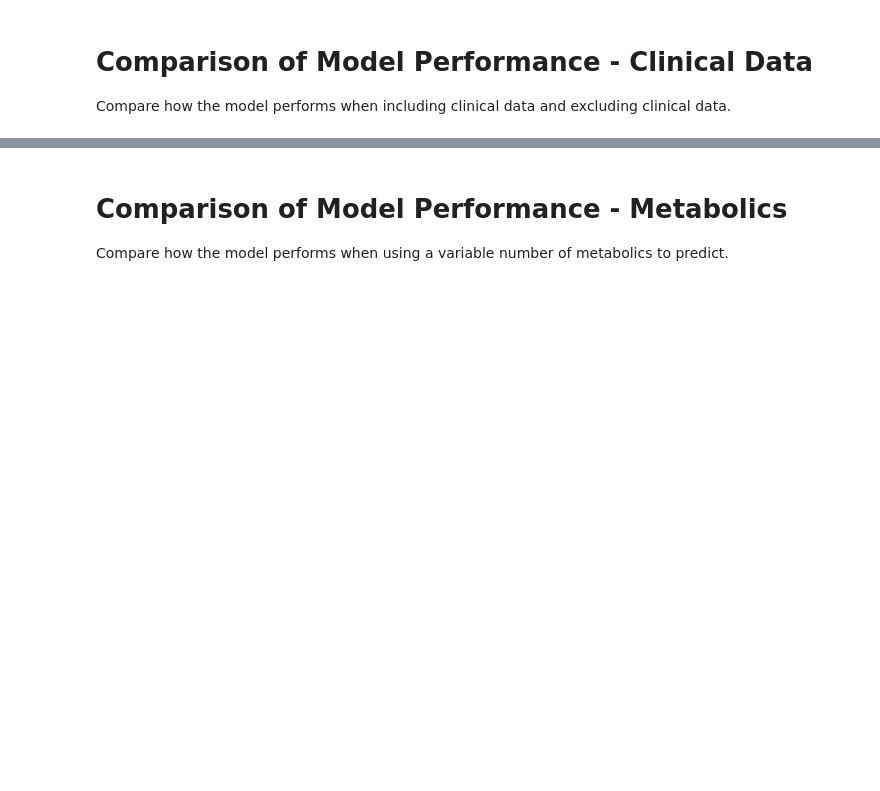
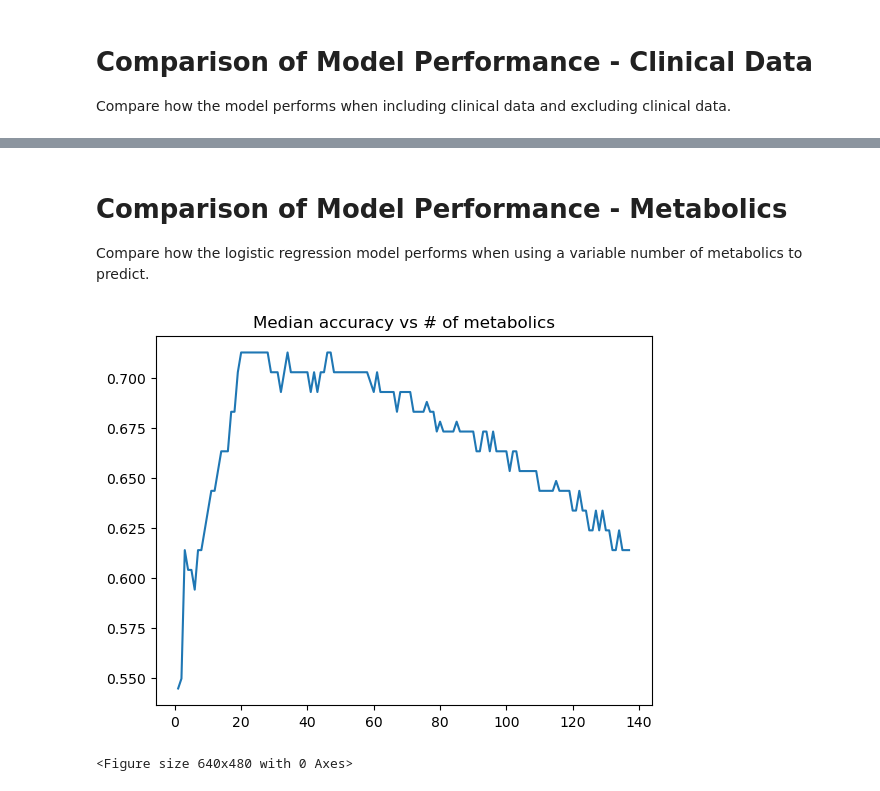
Before and after one commit to npgilman/lung_cancer_metabolomics, a Jupyter notebook: metabolomics.ipynb, the cells around one changed output, grey strips where cells are left out. Drawn from its saved outputs; the diff is of its cells as text; code cells hidden in the pictures; blank space fills up the shorter version.

```diff
--- a/metabolomics.ipynb
+++ b/metabolomics.ipynb
@@ -175,4 +181,4 @@ No significant difference between data with and without clinical features (t=-6.
 # %% [markdown]
 # Comparison of Model Performance - Metabolics
-Compare how the model performs when using a variable number of metabolics to predict.
+Compare how the logistic regression model performs when using a variable number of metabolics to predict.
 # %%
@@ -241,0 +201,41 @@ plt.show()
+# %%
+median_accuracy =  []
+idx = [x+1 for x in range(len(X.columns))]
+
+scaler = StandardScaler()
+
+## Consider each subset of [most predictive, most prective - n] metabolites
+for n in range(len(X.columns)):
+    n = n + 1
+    topn = coef_summary.head(n).index.values
+    X_n = X_metabolics[topn]
+
+    count = 0
+    accuracy_list = []
+
+    ## Evaluate NUMBER_OF_MODELS log regression models with the top n predictors (based on absolute mean coef weights)
+    while (count < NUMBER_OF_MODELS):
+        count += 1
+
+
+        X_train, X_test, y_train, y_test = train_test_split(X_n, y, test_size=0.3)
+        X_train = scaler.fit_transform(X_train)
+        X_test = scaler.transform(X_test)
+
+        model = LogisticRegression()
+        model.fit(X_train, y_train)
+
+        y_pred = model.predict(X_test)
+        accuracy_list.append(accuracy_score(y_test, y_pred))
+
+
+    median_accuracy.append(np.median(accuracy_list))
+
+plt.plot(idx, median_accuracy)
+plt.title("Median accuracy vs # of metabolics")
+plt.show()
+
+plt.savefig("acc_vs_num-metabolics.png")
+# %% [output]
+[figure, added]
+<Figure size 640x480 with 0 Axes>
```
Also changed, not shown: parts of 11 cells of this notebook, 8 other files.
